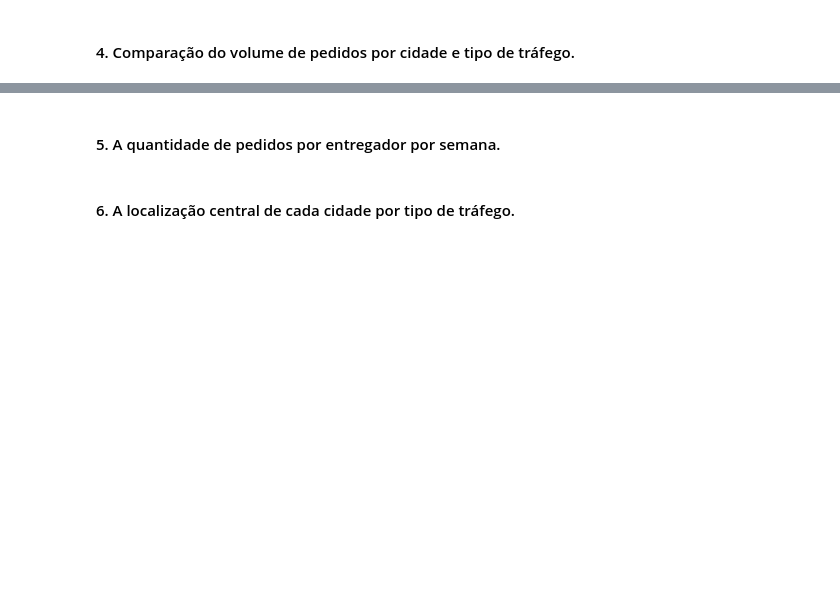
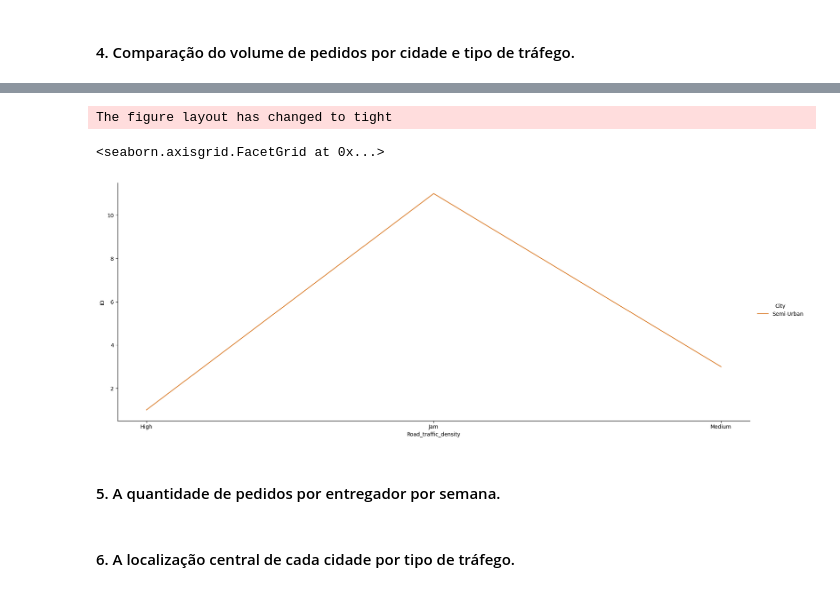
Before and after one commit to rodrigoceezar/ftc_analisando_dados_com_python, a Jupyter notebook: data_analysis.ipynb, the cells around one changed output, grey strips where cells are left out. Drawn from its saved outputs; the diff is of its cells as text; code cells hidden in the pictures; blank space fills up the shorter version.

```diff
--- a/data_analysis.ipynb
+++ b/data_analysis.ipynb
@@ -235,2 +262,12 @@ The figure layout has changed to tight
+# %%
+# Visualizado entregas do meio Semi-Urban
+task41 = task4.loc[task4['City'] == 'Semi-Urban', :]
+sns.set_palette(['#DA7D2B'])
+
+sns.relplot(task41, kind='line', x='Road_traffic_density', y='ID', hue="City", aspect=2.5, height=7)
+# %% [output]
+The figure layout has changed to tight
+<seaborn.axisgrid.FacetGrid at 0x...>
+[figure, added]
 # %% [markdown]
 #### 5. A quantidade de pedidos por entregador por semana.
```
Also changed, not shown: parts of 23 cells of this notebook.
